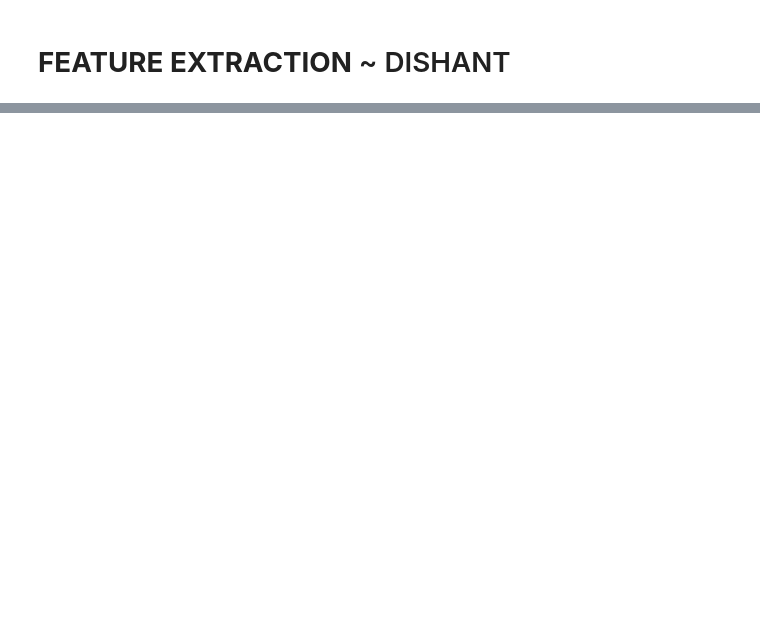
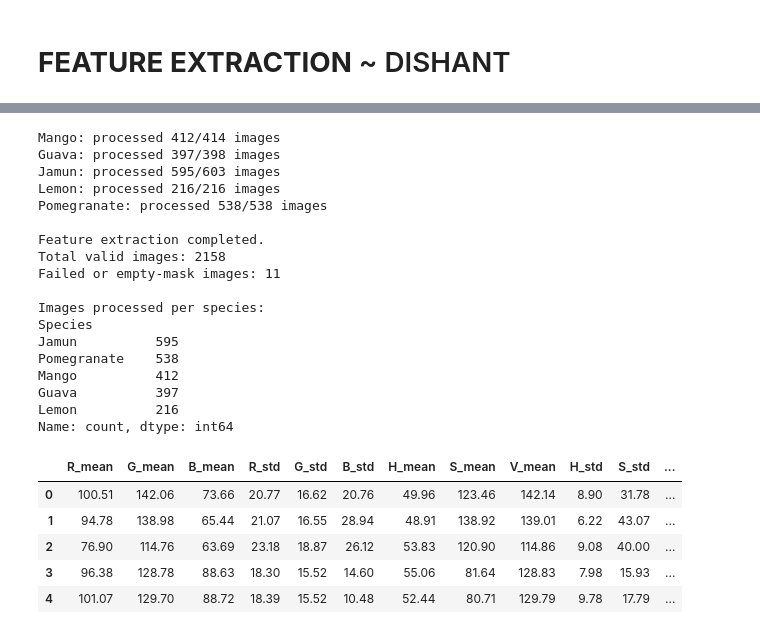
Before and after one commit to Sourabh-IISER/LEAF_CLASSIFICATION, a Jupyter notebook: notebooks/leaf_classification.ipynb, the cells around one changed output, grey strips where cells are left out. Saved outputs shown, nothing was run; the diff lists cells and outputs as text; code cells hidden in the pictures; blank space fills up the shorter version.

```diff
--- a/notebooks/leaf_classification.ipynb
+++ b/notebooks/leaf_classification.ipynb
@@ -808,0 +884,79 @@ FileNotFoundError: [Errno 2] No such file or directory: '/content/drive/MyDrive/
+# %%
+
+import os
+import cv2
+import pandas as pd
+
+train_path = os.path.join(project_dataset_path, "train")
+classes = ["Mango", "Guava", "Jamun", "Lemon", "Pomegranate"]
+
+all_features = []
+failed_images = 0
+
+for class_name in classes:
+    class_folder = os.path.join(train_path, class_name)
+
+    image_files = sorted([
+        f for f in os.listdir(class_folder)
+        if f.lower().endswith((".jpg", ".jpeg", ".png", ".bmp"))
+    ])
+
+    class_count = 0
+
+    for filename in image_files:
+        image_path = os.path.join(class_folder, filename)
+        image = cv2.imread(image_path)
+
+        if image is None:
+            failed_images += 1
+            continue
+
+        # Resize before masking to reduce processing time
+        image = cv2.resize(image, (256, 256))
+        mask = create_leaf_mask(image)
+
+        if cv2.countNonZero(mask) == 0:
+            failed_images += 1
+            continue
+
+        features = extract_color_features(image, mask)
+        features["Species"] = class_name
+        all_features.append(features)
+        class_count += 1
+
+    print(f"{class_name}: processed {class_count}/{len(image_files)} images")
+
+color_features_df = pd.DataFrame(all_features)
+
+print("\nFeature extraction completed.")
+print("Total valid images:", len(color_features_df))
+print("Failed or empty-mask images:", failed_images)
+print("\nImages processed per species:")
+print(color_features_df["Species"].value_counts())
+
+display(color_features_df.head().round(2))
+# %% [output]
+Mango: processed 412/414 images
+Guava: processed 397/398 images
+Jamun: processed 595/603 images
+Lemon: processed 216/216 images
+Pomegranate: processed 538/538 images
+
+Feature extraction completed.
+Total valid images: 2158
+Failed or empty-mask images: 11
+
+Images processed per species:
+Species
+Jamun          595
+Pomegranate    538
+Mango          412
+Guava          397
+Lemon          216
+Name: count, dtype: int64
+|  | R_mean | G_mean | B_mean | R_std | G_std | B_std | H_mean | S_mean | V_mean | H_std | S_std | ... |
+| 0 | 100.51 | 142.06 | 73.66 | 20.77 | 16.62 | 20.76 | 49.96 | 123.46 | 142.14 | 8.90 | 31.78 | ... |
+| 1 | 94.78 | 138.98 | 65.44 | 21.07 | 16.55 | 28.94 | 48.91 | 138.92 | 139.01 | 6.22 | 43.07 | ... |
+| 2 | 76.90 | 114.76 | 63.69 | 23.18 | 18.87 | 26.12 | 53.83 | 120.90 | 114.86 | 9.08 | 40.00 | ... |
+| 3 | 96.38 | 128.78 | 88.63 | 18.30 | 15.52 | 14.60 | 55.06 | 81.64 | 128.83 | 7.98 | 15.93 | ... |
+| 4 | 101.07 | 129.70 | 88.72 | 18.39 | 15.52 | 10.48 | 52.44 | 80.71 | 129.79 | 9.78 | 17.79 | ... |
```
Also changed, not shown: parts of 12 cells of this notebook.
